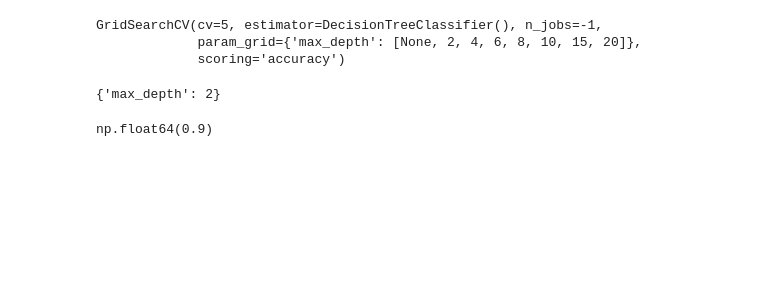
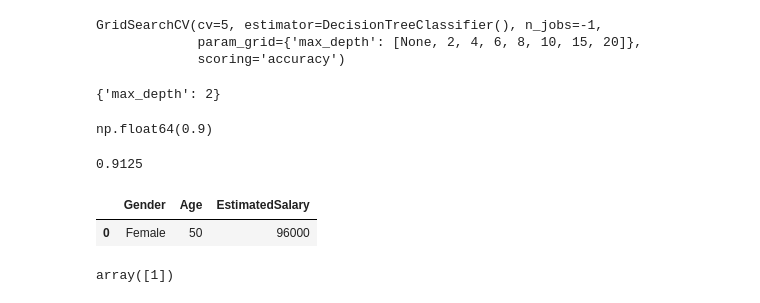
Before and after one commit to ajaykumar080286/MachineLearning1, a Jupyter notebook: 41_Decision_Tree_Own.ipynb, the cells around one changed output. Drawn from its saved outputs; the diff is of its cells as text; code cells hidden in the pictures; blank space fills up the shorter version.

```diff
--- a/41_Decision_Tree_Own.ipynb
+++ b/41_Decision_Tree_Own.ipynb
@@ -136,3 +137,22 @@ grid_search.best_params_
 grid_search.best_score_
 # %% [output]
 np.float64(0.9)
+# %%
+dt=DecisionTreeClassifier(max_depth=2)
+dt.fit(X_train_trf,y_train)
+y_pred=dt.predict(X_test_trf)
+accuracy_score(y_test,y_pred)
+# %% [output]
+0.9125
+# %%
+data=pd.DataFrame({
+    "Gender":["Female"],
+    "Age":[50],
+    "EstimatedSalary":[96000]
+
+})
+# %%
+data
+# %% [output]
+|  | Gender | Age | EstimatedSalary |
+| 0 | Female | 50 | 96000 |
@@ -138,0 +161,4 @@ np.float64(0.9)
+# %%
+dt.predict(data_trf)
+# %% [output]
+array([1])
```
Also changed, not shown: parts of 12 cells of this notebook.
